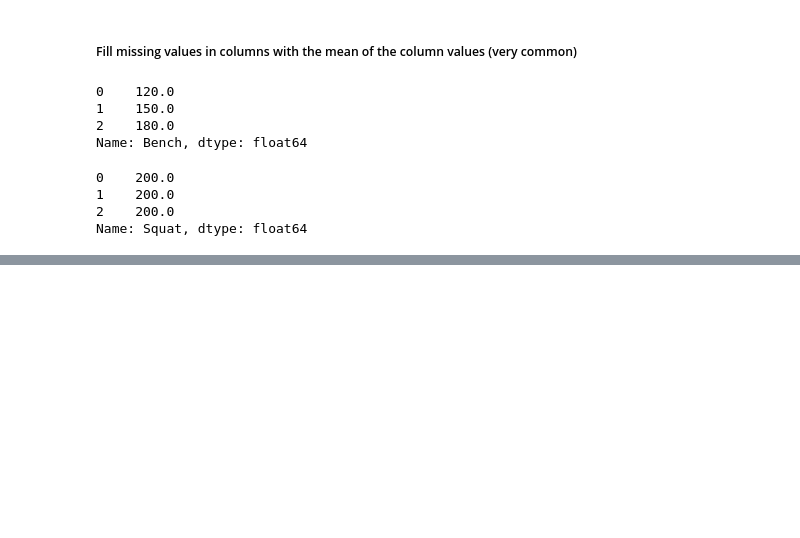
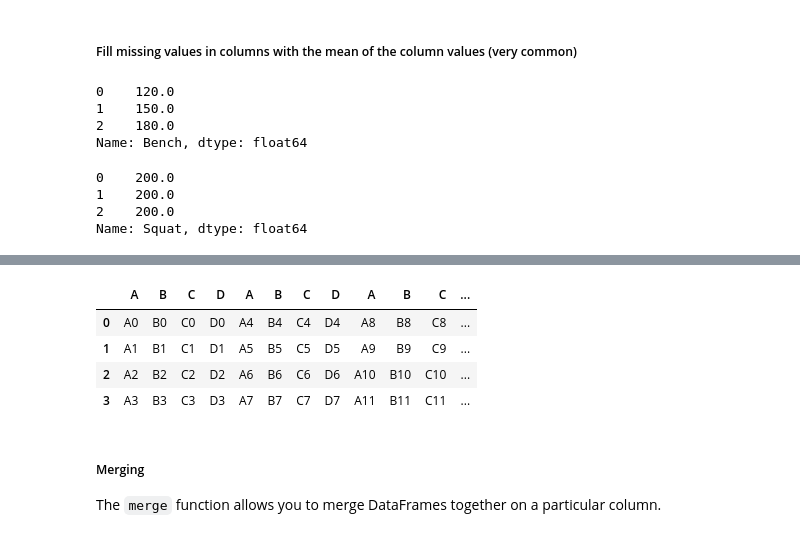
Before and after one commit to kamelCased/learningDataScience, a Jupyter notebook: Pandas.ipynb, the cells around one changed output, grey strips where cells are left out. Saved outputs shown, nothing was run; the diff lists cells and outputs as text; code cells hidden in the pictures; blank space fills up the shorter version.

```diff
--- a/Pandas.ipynb
+++ b/Pandas.ipynb
@@ -662,0 +841,13 @@ Name: Squat, dtype: float64
+# %%
+# Just for demo: Ignore the indices and concatenate df1, df2, df3 along the column axis
+pd.concat([df1,df2.reset_index().drop('index', axis=1),df3.reset_index().drop('index', axis=1)], axis=1)
+# %% [output]
+|  | A | B | C | D | A | B | C | D | A | B | C | ... |
+| 0 | A0 | B0 | C0 | D0 | A4 | B4 | C4 | D4 | A8 | B8 | C8 | ... |
+| 1 | A1 | B1 | C1 | D1 | A5 | B5 | C5 | D5 | A9 | B9 | C9 | ... |
+| 2 | A2 | B2 | C2 | D2 | A6 | B6 | C6 | D6 | A10 | B10 | C10 | ... |
+| 3 | A3 | B3 | C3 | D3 | A7 | B7 | C7 | D7 | A11 | B11 | C11 | ... |
+# %% [markdown]
+##### Merging
+
+The `merge` function allows you to merge DataFrames together on a particular column.
```
Also changed, not shown: parts of 42 cells of this notebook.
